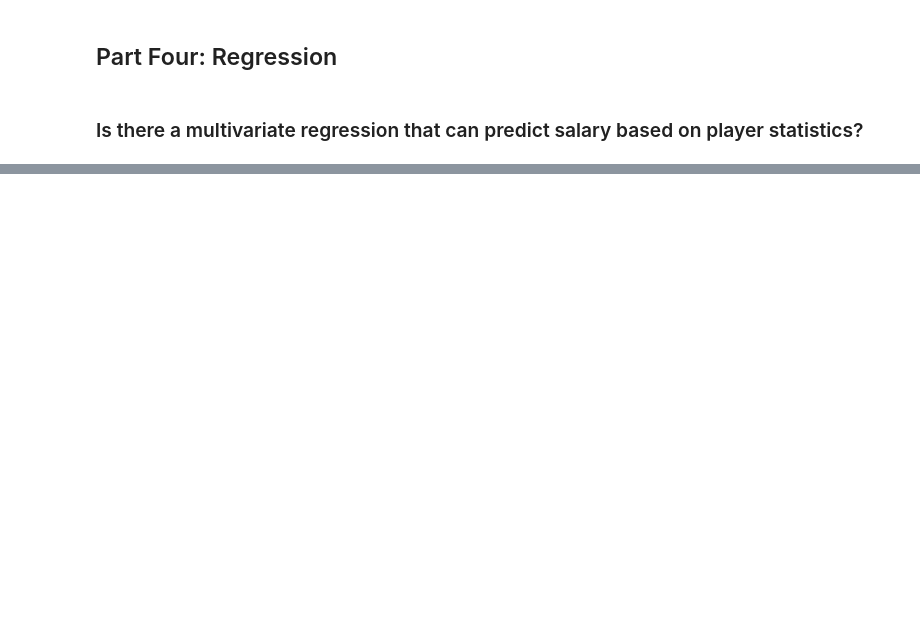
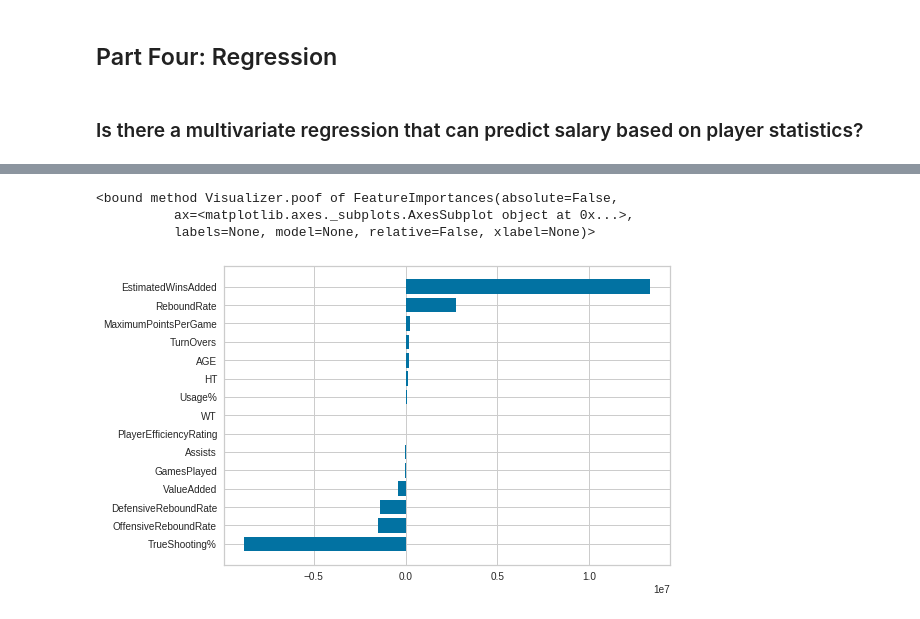
Before and after one commit to mjiapalucci/GeorgetownDS, a Jupyter notebook: Statistics.ipynb, the cells around one changed output, grey strips where cells are left out. Cells and saved outputs as stored; diff of their text form; code cells hidden in the pictures; blank space fills up the shorter version.

```diff
--- a/Statistics.ipynb
+++ b/Statistics.ipynb
@@ -332,0 +388,13 @@ _Enter answers here by double clicking on the cell, then "running it" when done_
+# %%
+from sklearn.linear_model import Lasso
+
+fig2 = plt.figure()
+ax = fig2.add_subplot()
+viz = FeatureImportances(Lasso(alpha=0.013, max_iter=1000000, tol=0.0001), ax=ax, relative=False)
+viz.fit(X, y)
+viz.poof
+# %% [output]
+<bound method Visualizer.poof of FeatureImportances(absolute=False,
+          ax=<matplotlib.axes._subplots.AxesSubplot object at 0x...>,
+          labels=None, model=None, relative=False, xlabel=None)>
+[figure, added]
```
Also changed, not shown: parts of 30 cells of this notebook.
